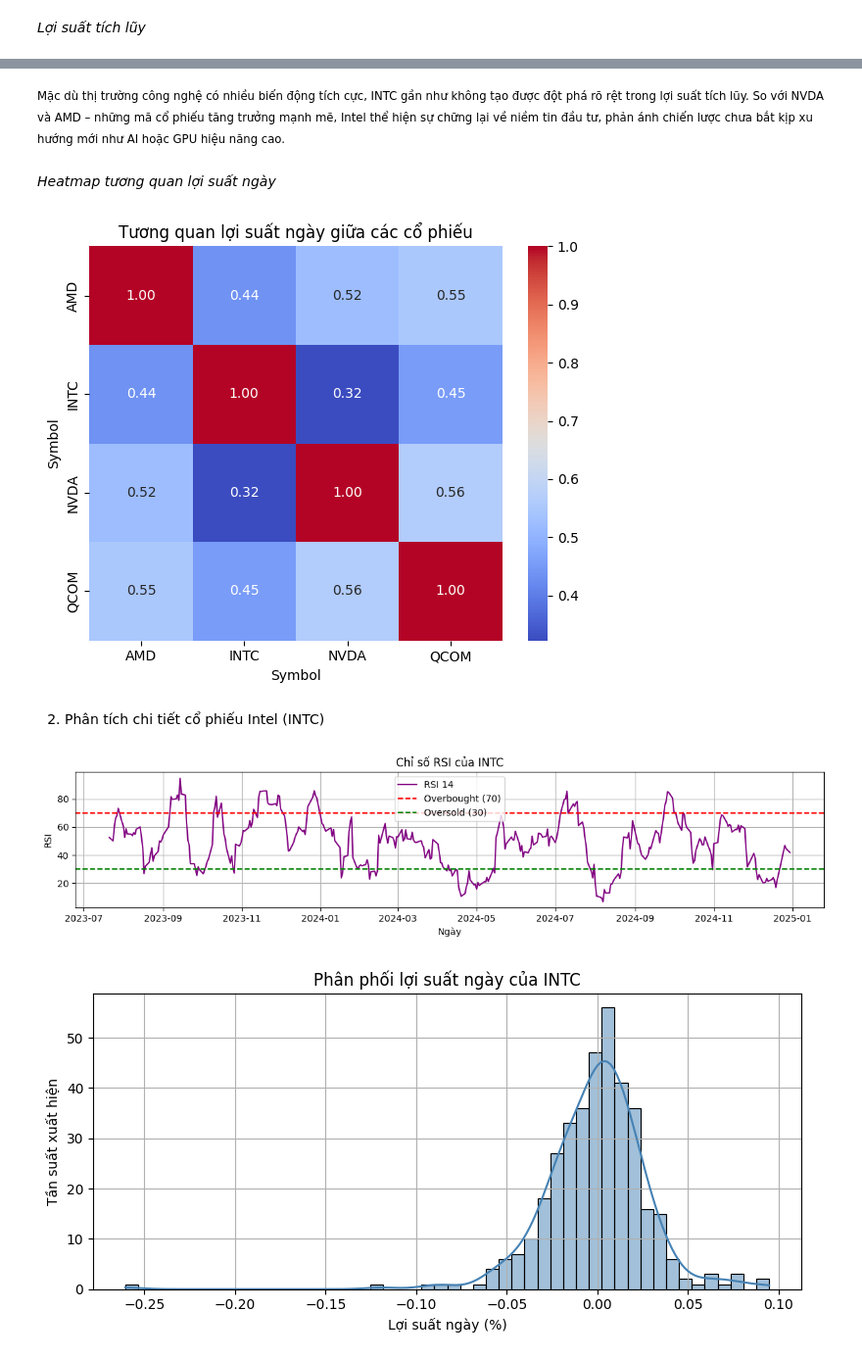
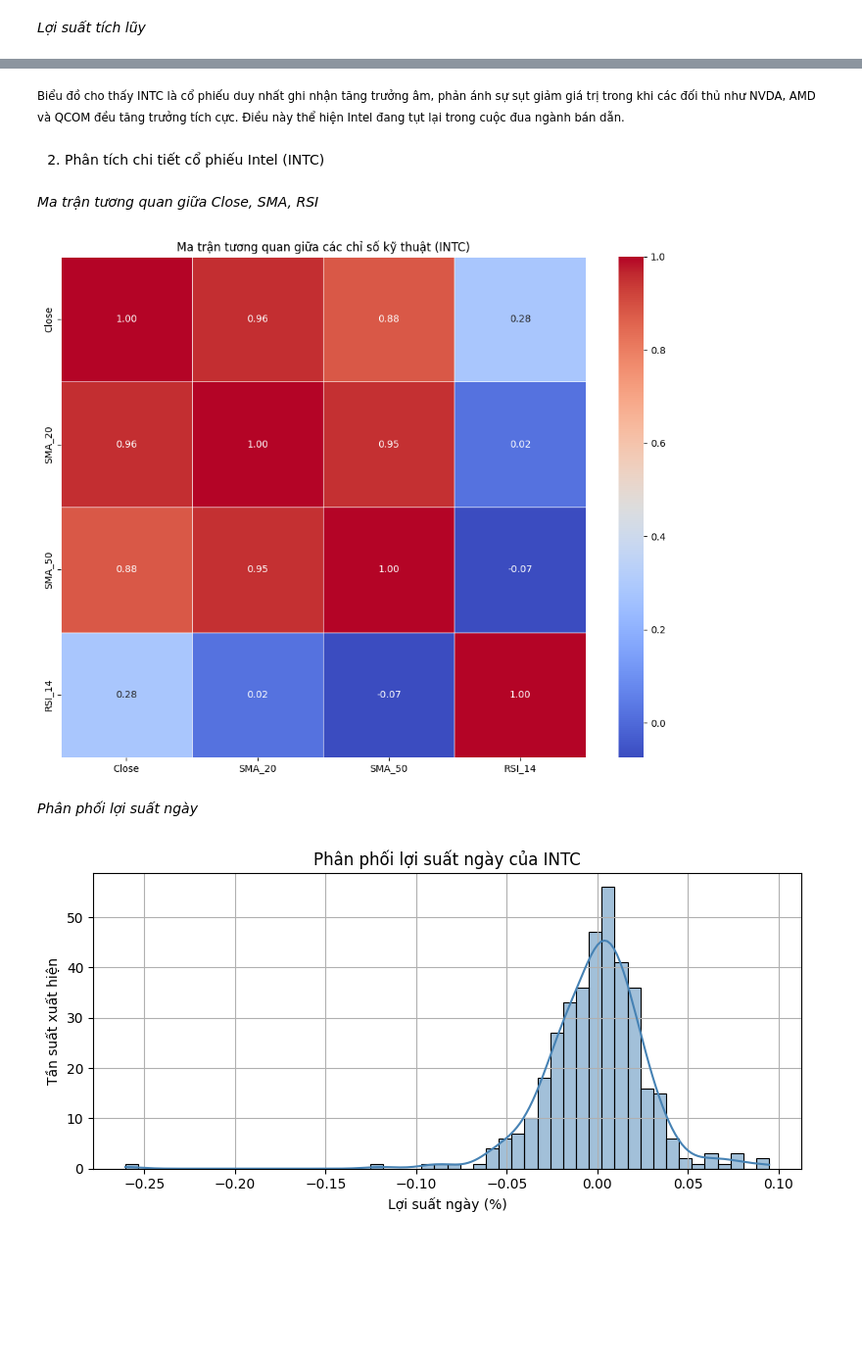
Before and after one commit to armordkay/data-processing-with-python, a Jupyter notebook: project.ipynb, the cells around one changed output, grey strips where cells are left out. Shown at 98% size. Cells and saved outputs as stored; diff of their text form; code cells hidden in the pictures; blank space fills up the shorter version.

```diff
--- a/project.ipynb
+++ b/project.ipynb
@@ -230,27 +235,4 @@ plt.show()
 # %% [markdown]
-<small> Mặc dù thị trường công nghệ có nhiều biến động tích cực, INTC gần như không tạo được đột phá rõ rệt trong lợi suất tích lũy. So với NVDA và AMD – những mã cổ phiếu tăng trưởng mạnh mẽ, Intel thể hiện sự chững lại về niềm tin đầu tư, phản ánh chiến lược chưa bắt kịp xu hướng mới như AI hoặc GPU hiệu năng cao. <small>
+<small> Biểu đồ cho thấy INTC là cổ phiếu duy nhất ghi nhận tăng trưởng âm, phản ánh sự sụt giảm giá trị trong khi các đối thủ như NVDA, AMD và QCOM đều tăng trưởng tích cực. Điều này thể hiện Intel đang tụt lại trong cuộc đua ngành bán dẫn. <small>
-# %% [markdown]
-*Heatmap tương quan lợi suất ngày*
-# %%
-plt.figure(figsize=(6, 5))
-sns.heatmap(daily_returns.corr(), annot=True, cmap='coolwarm', fmt=".2f")
-plt.title("Tương quan lợi suất ngày giữa các cổ phiếu")
-plt.tight_layout()
-plt.show()
-# %% [output]
-[figure, removed]
 # %% [markdown]
 2. Phân tích chi tiết cổ phiếu Intel (INTC)
-# %%
-df_intc = pd.read_csv("data/data_clean.csv", parse_dates=['Date'])
-
-plt.figure(figsize=(12, 3))
-plt.plot(df_intc['Date'], df_intc['RSI_14'], label='RSI 14', color='purple')
-plt.axhline(70, color='red', linestyle='--', label='Overbought (70)')
-plt.axhline(30, color='green', linestyle='--', label='Oversold (30)')
-plt.title("Chỉ số RSI của INTC")
-plt.ylabel("RSI"); plt.xlabel("Ngày")
-plt.legend(); plt.grid(True); plt.tight_layout()
-plt.show()
-# %% [output]
-[figure, removed]
@@ -257,3 +241,23 @@ plt.show()
+# %% [markdown]
+*Ma trận tương quan giữa Close, SMA, RSI*
+# %%
+# Lọc chỉ các cột số
+cols = ['Close', 'SMA_20', 'SMA_50', 'RSI_14']
+df_corr = df_intc[cols].dropna()
+
+# Tính ma trận tương quan
+corr_matrix = df_corr.corr()
+
+# Vẽ heatmap
+plt.figure(figsize=(10, 8))
+sns.heatmap(corr_matrix, annot=True, fmt=".2f", cmap='coolwarm', linewidths=0.5)
+plt.title("Ma trận tương quan giữa các chỉ số kỹ thuật (INTC)")
+plt.tight_layout()
+plt.show()
+# %% [output]
+[figure, added]
+# %% [markdown]
+*Phân phối lợi suất ngày*
 # %%
 # Vẽ histogram
 plt.figure(figsize=(8, 4))
```
Also changed, not shown: parts of 14 cells of this notebook, 1 other file.
